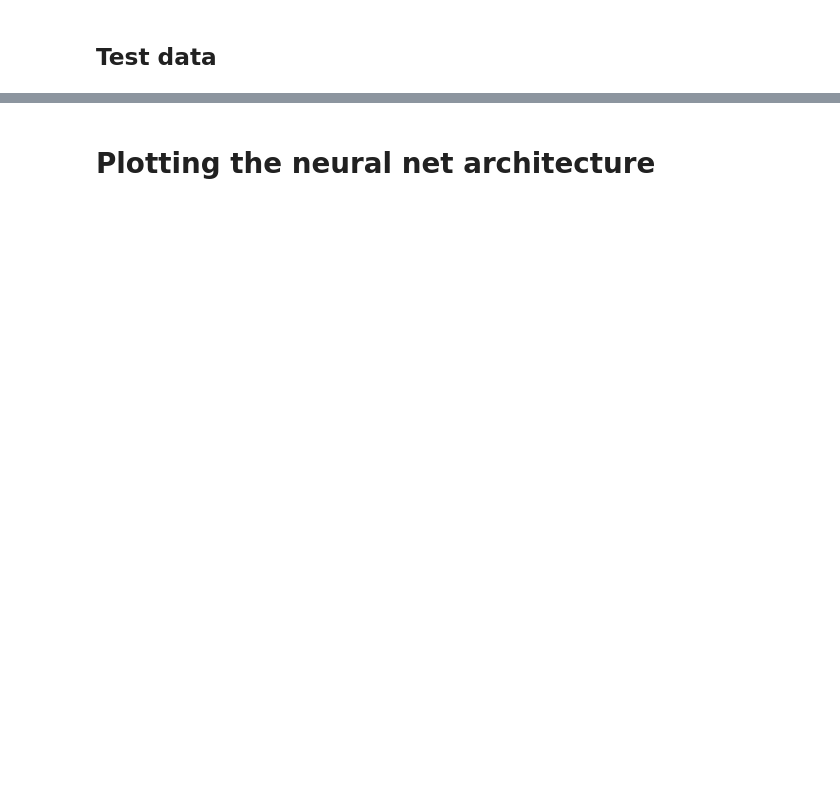
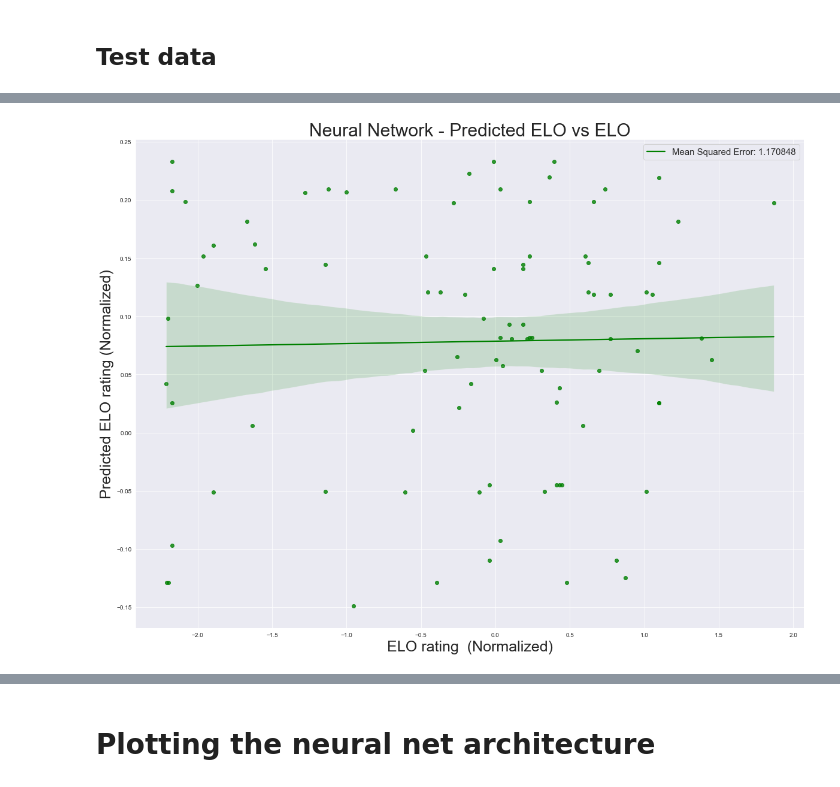
Before and after one commit to ktadgh/Classical-Chess-Predictions, a Jupyter notebook: NeuralNet.ipynb, the cells around one changed output, grey strips where cells are left out. Drawn from its saved outputs; the diff is of its cells as text; code cells hidden in the pictures; blank space fills up the shorter version.

```diff
--- a/NeuralNet.ipynb
+++ b/NeuralNet.ipynb
@@ -567,12 +601,14 @@ mse_model = mean_squared_error(elos,outputs)
 # %%
 # de-normalize the elos - predicted and actual
 # %%
-plt.figure(figsize = (15,10))
-plt.title('Neural Network - Predicted ELO vs ELO', fontsize = 25)
+plt.figure(figsize = (20,15))
+plt.title('Neural Network - Predicted ELO vs ELO', fontsize = 30)
 sns.regplot(x = elos, y = outputs, color ='green', line_kws = {'label':f'Mean Squared Error: {mse_model:4f}'})
-plt.xlabel('ELO rating  (Normalized)', fontsize = 20)
-plt.ylabel('Predicted ELO rating (Normalized)', fontsize = 20)
+plt.xlabel('ELO rating  (Normalized)', fontsize = 25)
+plt.ylabel('Predicted ELO rating (Normalized)', fontsize = 25)
 plt.legend(prop={'size': 15})
 plt.savefig('images/NN_model_acc.png')
+# %% [output]
+[figure, added]
 # %%
 sns.regplot(elos,outputs)
```
Also changed, not shown: parts of 10 cells of this notebook, 2 other files.
